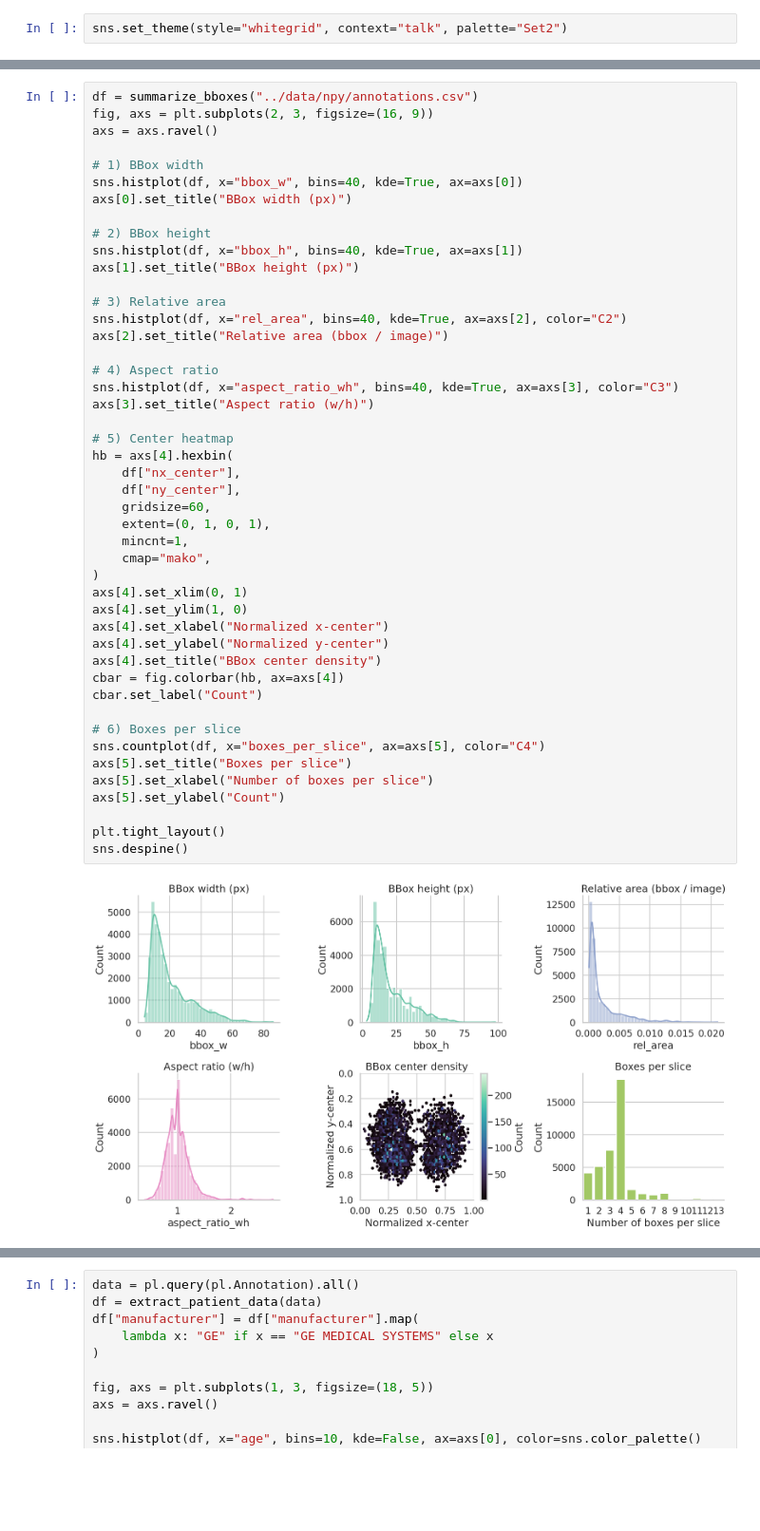
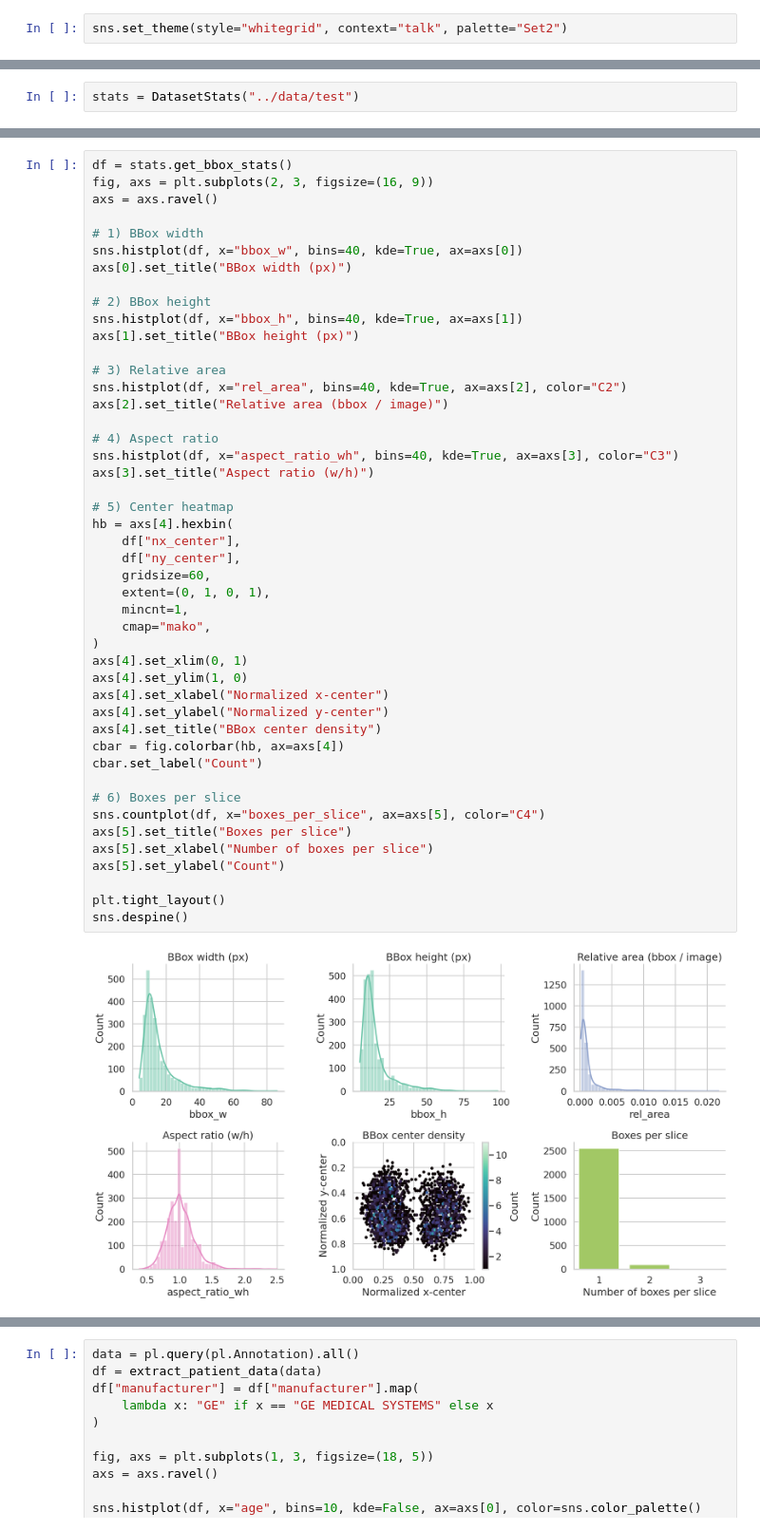
Before and after one commit to nkoranda97/capstone, a Jupyter notebook: notebooks/data_exploration.ipynb, the cells around one changed output, grey strips where cells are left out. Shown: that part at 95% size. Drawn from its saved outputs; the diff is of its cells as text; blank space fills up the shorter version.

```diff
--- a/notebooks/data_exploration.ipynb
+++ b/notebooks/data_exploration.ipynb
@@ -37,0 +39,2 @@ show_image(csv_path)
+# %%
+stats = DatasetStats("../data/test")
@@ -38,5 +43,5 @@ show_image(csv_path)
 # %%
-df = summarize_bboxes("../data/npy/annotations.csv")
+df = stats.get_bbox_stats()
 fig, axs = plt.subplots(2, 3, figsize=(16, 9))
 axs = axs.ravel()
 
@@ -55,31 +60,31 @@ axs[2].set_title("Relative area (bbox / image)")
 # 4) Aspect ratio
 sns.histplot(df, x="aspect_ratio_wh", bins=40, kde=True, ax=axs[3], color="C3")
 axs[3].set_title("Aspect ratio (w/h)")
 
 # 5) Center heatmap
 hb = axs[4].hexbin(
     df["nx_center"],
     df["ny_center"],
     gridsize=60,
     extent=(0, 1, 0, 1),
     mincnt=1,
     cmap="mako",
 )
 axs[4].set_xlim(0, 1)
 axs[4].set_ylim(1, 0)
 axs[4].set_xlabel("Normalized x-center")
 axs[4].set_ylabel("Normalized y-center")
 axs[4].set_title("BBox center density")
 cbar = fig.colorbar(hb, ax=axs[4])
 cbar.set_label("Count")
 
 # 6) Boxes per slice
 sns.countplot(df, x="boxes_per_slice", ax=axs[5], color="C4")
 axs[5].set_title("Boxes per slice")
 axs[5].set_xlabel("Number of boxes per slice")
 axs[5].set_ylabel("Count")
 
 plt.tight_layout()
 sns.despine()
 # %% [output]
-[figure, old version]
+[figure, new version]
```
Also changed, not shown: parts of 12 cells of this notebook, 13 other files.
